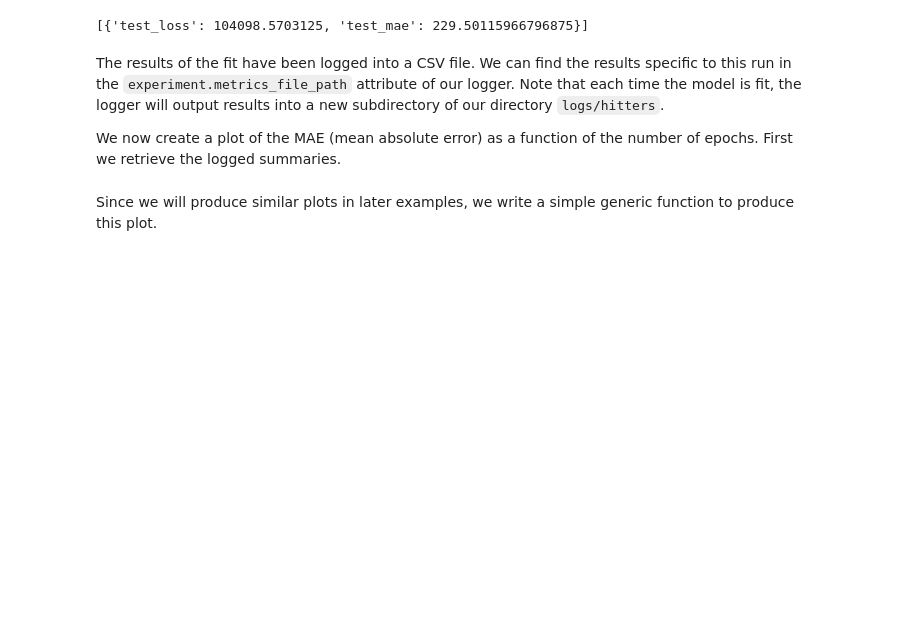
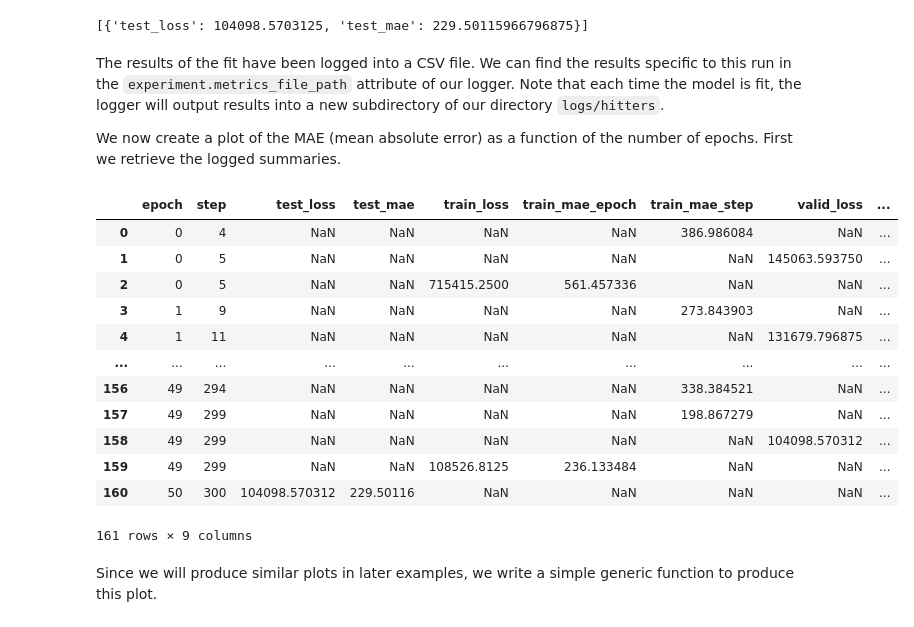
Before and after one commit to nfilipas/ISLP_labs, a Jupyter notebook: Ch10-deeplearning-lab.ipynb, the cells around one changed output. Saved outputs shown, nothing was run; the diff lists cells and outputs as text; code cells hidden in the pictures; blank space fills up the shorter version.

```diff
--- a/Ch10-deeplearning-lab.ipynb
+++ b/Ch10-deeplearning-lab.ipynb
@@ -468,6 +485,21 @@ the number of epochs.
 First we retrieve the logged summaries.
 # %%
 hit_results = pd.read_csv(hit_logger.experiment.metrics_file_path)
+display(hit_results)
+# %% [output]
+|  | epoch | step | test_loss | test_mae | train_loss | train_mae_epoch | train_mae_step | valid_loss | ... |
+| 0 | 0 | 4 | NaN | NaN | NaN | NaN | 386.986084 | NaN | ... |
+| 1 | 0 | 5 | NaN | NaN | NaN | NaN | NaN | 145063.593750 | ... |
+| 2 | 0 | 5 | NaN | NaN | 715415.2500 | 561.457336 | NaN | NaN | ... |
+| 3 | 1 | 9 | NaN | NaN | NaN | NaN | 273.843903 | NaN | ... |
+| 4 | 1 | 11 | NaN | NaN | NaN | NaN | NaN | 131679.796875 | ... |
+| ... | ... | ... | ... | ... | ... | ... | ... | ... | ... |
+| 156 | 49 | 294 | NaN | NaN | NaN | NaN | 338.384521 | NaN | ... |
+| 157 | 49 | 299 | NaN | NaN | NaN | NaN | 198.867279 | NaN | ... |
+| 158 | 49 | 299 | NaN | NaN | NaN | NaN | NaN | 104098.570312 | ... |
+| 159 | 49 | 299 | NaN | NaN | 108526.8125 | 236.133484 | NaN | NaN | ... |
+| 160 | 50 | 300 | 104098.570312 | 229.50116 | NaN | NaN | NaN | NaN | ... |
+161 rows × 9 columns
 # %% [markdown]
 Since we will produce similar plots in later examples, we write a
 simple generic function to produce this plot.
```
Also changed, not shown: parts of 3 cells of this notebook, 6 other files.
